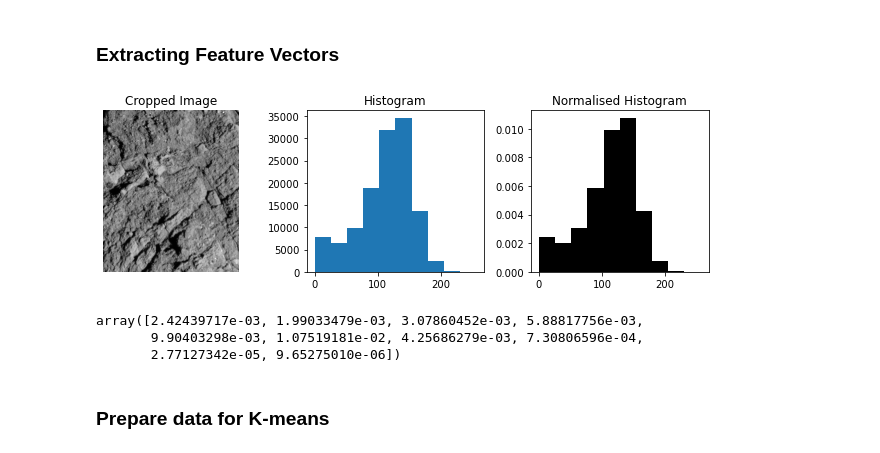
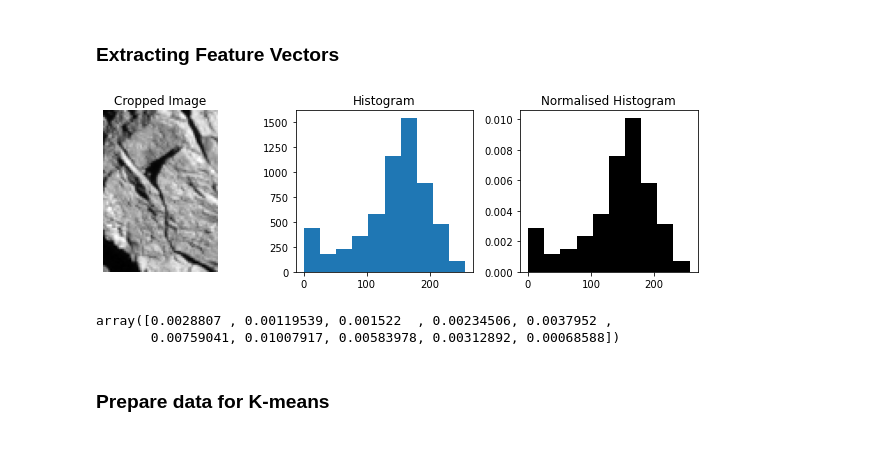
Before and after one commit to saranemustafa/bennu-fracture-analysis, a Jupyter notebook: 7_kmeans_clustering.ipynb, the cells around one changed output. Cells and saved outputs as stored; diff of their text form; code cells hidden in the pictures.

```diff
--- a/7_kmeans_clustering.ipynb
+++ b/7_kmeans_clustering.ipynb
@@ -83,12 +83,11 @@ def crop_hist(index, plot=False):
 
     return hist_values
 # %%
-crop_hist(1357, plot = True)
+crop_hist(1460, plot = True)
 # %% [output]
-[figure, old version]
+[figure, new version]
-array([2.42439717e-03, 1.99033479e-03, 3.07860452e-03, 5.88817756e-03,
-       9.90403298e-03, 1.07519181e-02, 4.25686279e-03, 7.30806596e-04,
-       2.77127342e-05, 9.65275010e-06])
+array([0.0028807 , 0.00119539, 0.001522  , 0.00234506, 0.0037952 ,
+       0.00759041, 0.01007917, 0.00583978, 0.00312892, 0.00068588])
 # %% [markdown]
 <a id='2'></a>
 ### Prepare data for K-means
```
Also changed, not shown: parts of 1 cell of this notebook, 1 other file.
